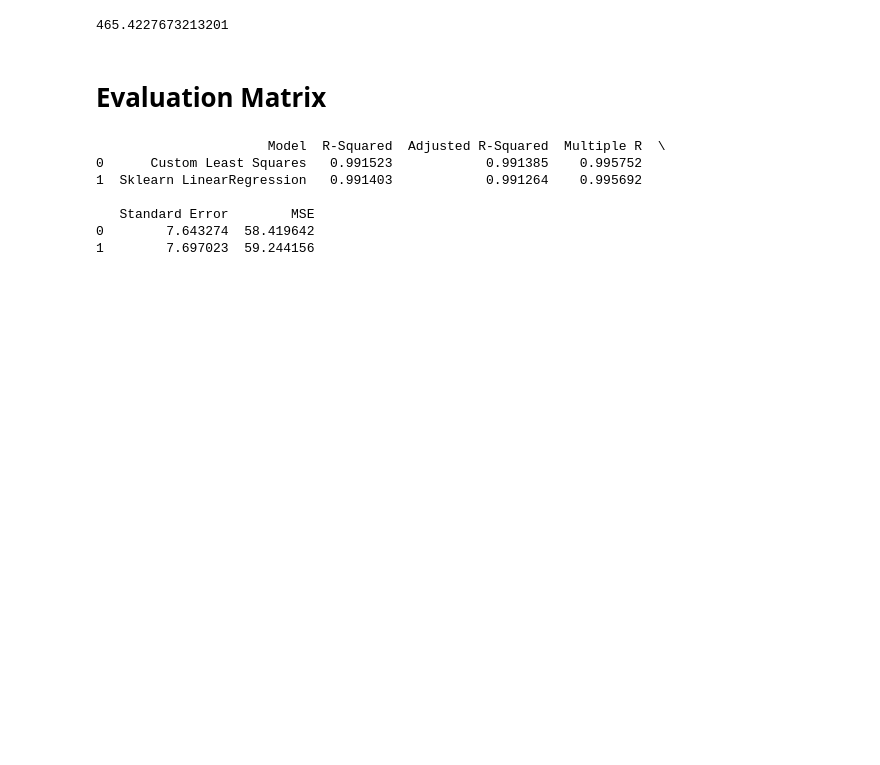
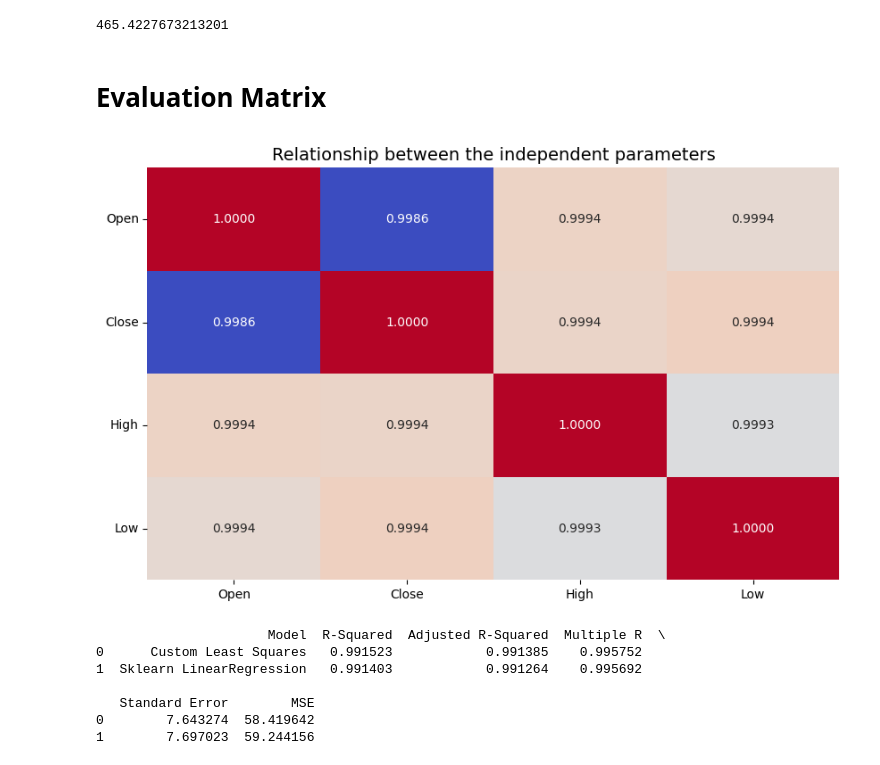
Before and after one commit to Ttdne/Stock-Prediction-Using-Linear-Regression, a Jupyter notebook: stock_quantity_predict.ipynb, the cells around one changed output. Cells and saved outputs as stored; diff of their text form; code cells hidden in the pictures; blank space fills up the shorter version.

Commit message:
add relationship

```diff
--- a/stock_quantity_predict.ipynb
+++ b/stock_quantity_predict.ipynb
@@ -192,0 +196,15 @@ test_predictions_sklearn = model.predict(test_vectors)
+# %%
+# Tạo bảng tương quan
+corr_matrix = data[['Open', 'Close', 'High', 'Low']].corr()
+fig, ax = plt.subplots(figsize=(10, 6))
+sns.heatmap(corr_matrix, annot=True, fmt=".4f", cmap='coolwarm', ax=ax, cbar=False, annot_kws={"size": 10})
+
+# Định dạng bảng
+ax.set_title('Relationship between the independent parameters', fontsize=14)
+ax.set_xticklabels(corr_matrix.columns, rotation=0, fontsize=10)
+ax.set_yticklabels(corr_matrix.columns, rotation=0, fontsize=10)
+
+# Hiển thị bảng
+plt.show()
+# %% [output]
+[figure, added]
```
Also changed, not shown: parts of 2 cells of this notebook, 1 other file.
